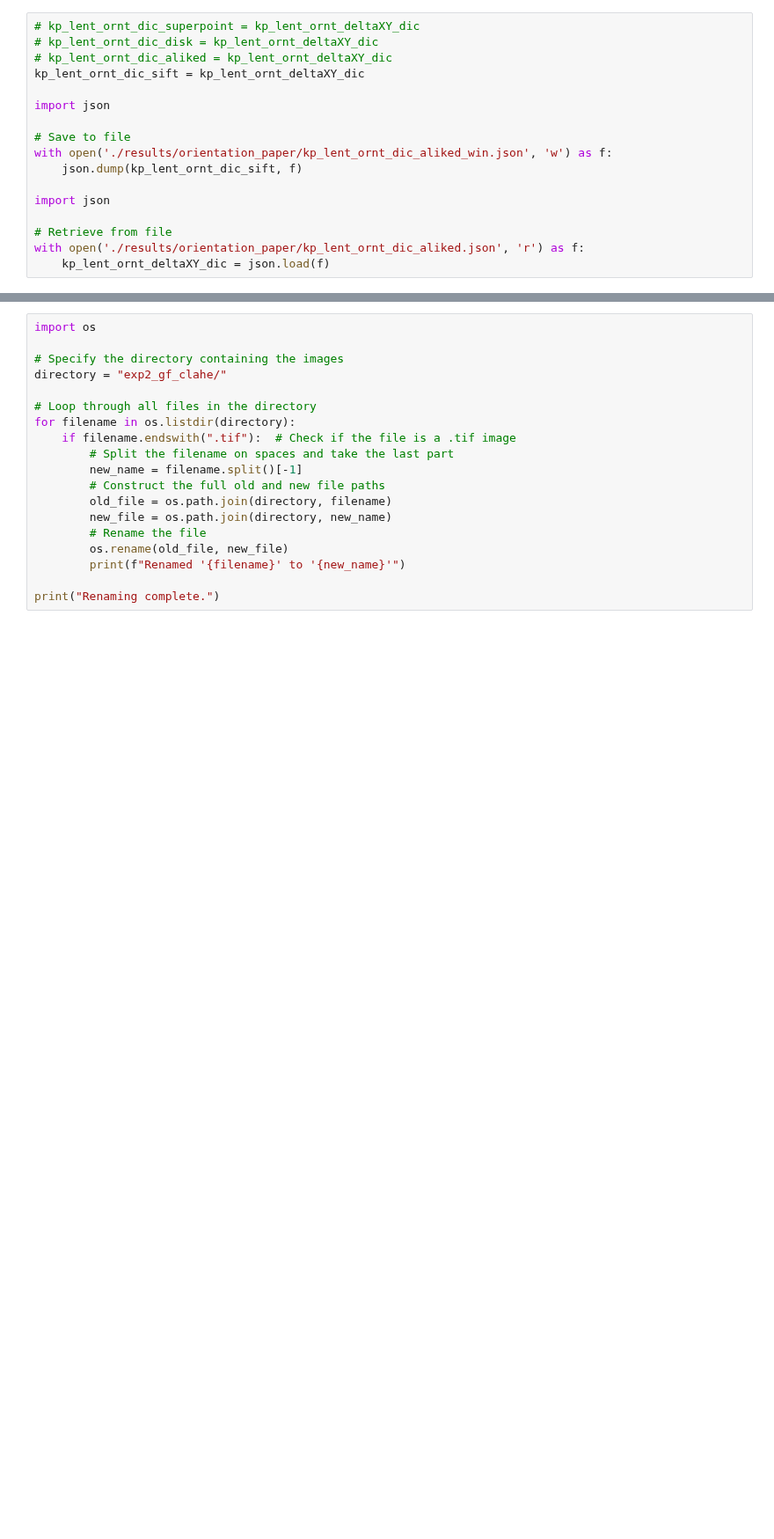
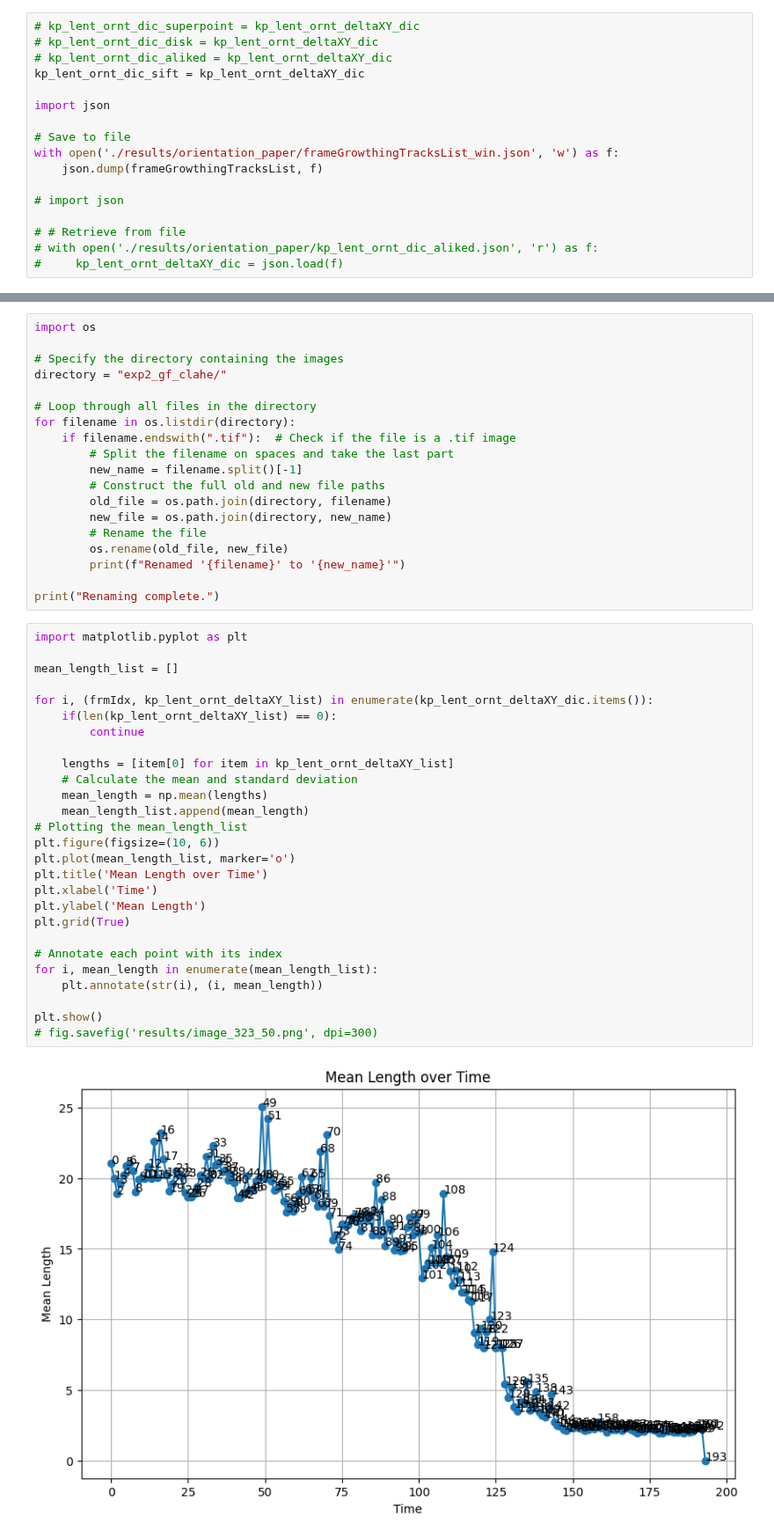
Before and after one commit to kavehsfv/LightFeatureTracking, a Jupyter notebook: Algorithm.ipynb, the cells around one changed output, grey strips where cells are left out. Shown at 88% size. Cells and saved outputs as stored; diff of their text form; blank space fills up the shorter version.

```diff
--- a/Algorithm.ipynb
+++ b/Algorithm.ipynb
@@ -276,14 +360,14 @@ kp_lent_ornt_dic_sift = kp_lent_ornt_deltaXY_dic
 import json
 
 # Save to file
-with open('./results/orientation_paper/kp_lent_ornt_dic_aliked_win.json', 'w') as f:
-    json.dump(kp_lent_ornt_dic_sift, f)
+with open('./results/orientation_paper/frameGrowthingTracksList_win.json', 'w') as f:
+    json.dump(frameGrowthingTracksList, f)
 
-import json
+# import json
 
-# Retrieve from file
-with open('./results/orientation_paper/kp_lent_ornt_dic_aliked.json', 'r') as f:
-    kp_lent_ornt_deltaXY_dic = json.load(f)
+# # Retrieve from file
+# with open('./results/orientation_paper/kp_lent_ornt_dic_aliked.json', 'r') as f:
+#     kp_lent_ornt_deltaXY_dic = json.load(f)
 # %%
 
 
@@ -495,3 +579,32 @@ for filename in os.listdir(directory):
         print(f"Renamed '{filename}' to '{new_name}'")
 
 print("Renaming complete.")
+# %%
+import matplotlib.pyplot as plt
+
+mean_length_list = []
+
+for i, (frmIdx, kp_lent_ornt_deltaXY_list) in enumerate(kp_lent_ornt_deltaXY_dic.items()):
+    if(len(kp_lent_ornt_deltaXY_list) == 0):
+        continue
+
+    lengths = [item[0] for item in kp_lent_ornt_deltaXY_list]
+    # Calculate the mean and standard deviation
+    mean_length = np.mean(lengths)
+    mean_length_list.append(mean_length)
+# Plotting the mean_length_list
+plt.figure(figsize=(10, 6))
+plt.plot(mean_length_list, marker='o')
+plt.title('Mean Length over Time')
+plt.xlabel('Time')
+plt.ylabel('Mean Length')
+plt.grid(True)
+
+# Annotate each point with its index
+for i, mean_length in enumerate(mean_length_list):
+    plt.annotate(str(i), (i, mean_length))
+
+plt.show()
+# fig.savefig('results/image_323_50.png', dpi=300)
+# %% [output]
+[figure, added]
```
Also changed, not shown: parts of 6 cells of this notebook, 1 other file.
